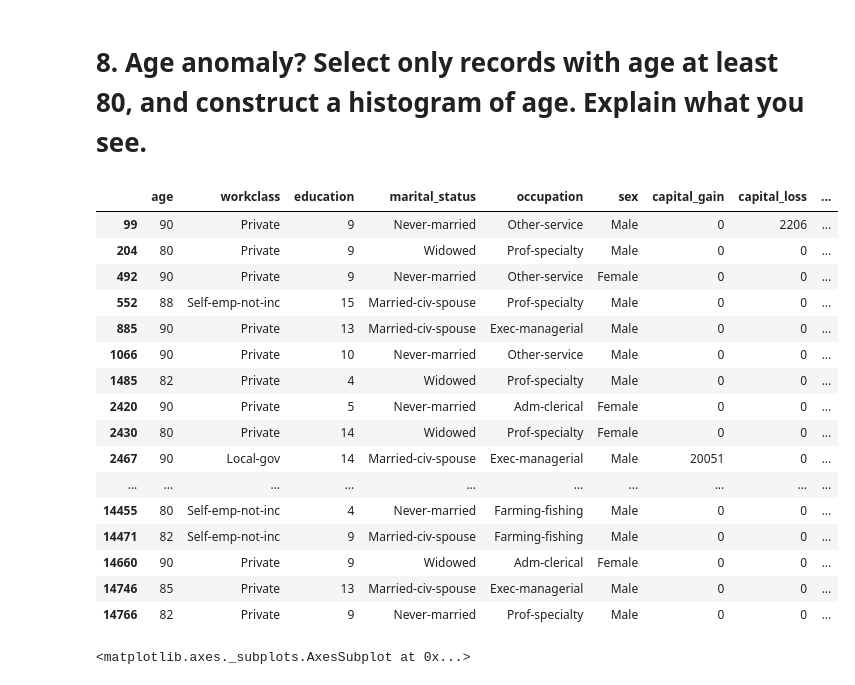
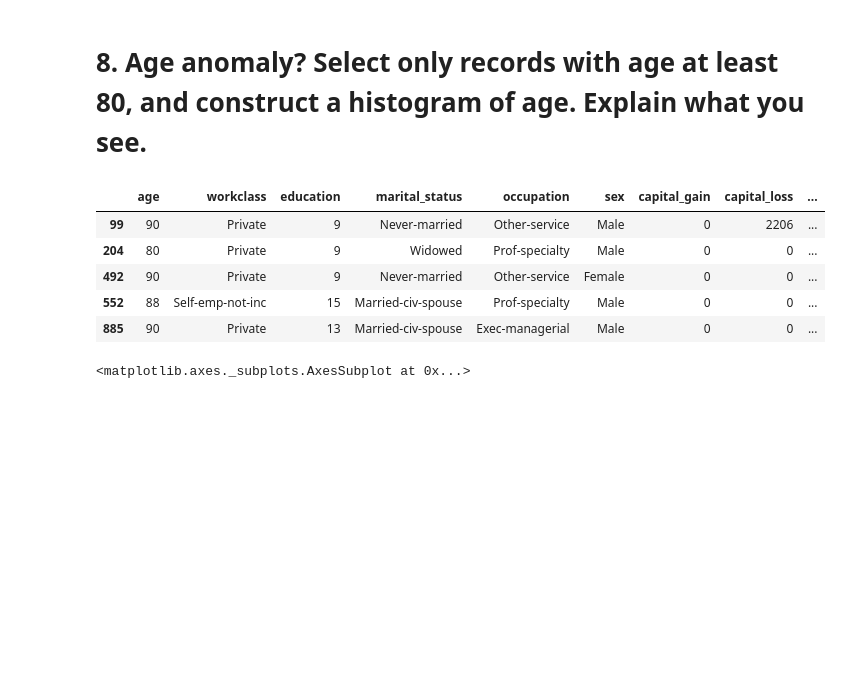
Before and after one commit to sg758253/IDS, a Jupyter notebook: HW4/problem1_python.ipynb, the cells around one changed output. Cells and saved outputs as stored; diff of their text form; code cells hidden in the pictures; blank space fills up the shorter version.

```diff
--- a/HW4/problem1_python.ipynb
+++ b/HW4/problem1_python.ipynb
@@ -190,3 +194,8 @@ plt.title('Density Plot for education Outliers')
 plt.show()
 # %% [output]
 [figure]
+# %%
+mean = df.education.mean()
+std = df.education.std()
+df['education1'] = (df.education-mean)/std
+df
@@ -219,0 +281,5 @@ plt.show()
+# %%
+mean = df.education.mean()
+std = df.education.std()
+df['age1'] = (df.age-mean)/std
+df
@@ -220,26 +326,14 @@ plt.show()
 # %% [markdown]
 # 8. Age anomaly? Select only records with age  at least 80, and construct a histogram of age. Explain what you see.
 # %%
-#creating new dataframe for age>=80 from adult_trainingDF
+#creating new dataframe for age>=80
 df_adultAbove80 = df[df['age']>=80]
-#print new dataframe
-df_adultAbove80
+df_adultAbove80.head()
 # %% [output]
 |  | age | workclass | education | marital_status | occupation | sex | capital_gain | capital_loss | ... |
 | 99 | 90 | Private | 9 | Never-married | Other-service | Male | 0 | 2206 | ... |
 | 204 | 80 | Private | 9 | Widowed | Prof-specialty | Male | 0 | 0 | ... |
 | 492 | 90 | Private | 9 | Never-married | Other-service | Female | 0 | 0 | ... |
 | 552 | 88 | Self-emp-not-inc | 15 | Married-civ-spouse | Prof-specialty | Male | 0 | 0 | ... |
 | 885 | 90 | Private | 13 | Married-civ-spouse | Exec-managerial | Male | 0 | 0 | ... |
-| 1066 | 90 | Private | 10 | Never-married | Other-service | Male | 0 | 0 | ... |
-| 1485 | 82 | Private | 4 | Widowed | Prof-specialty | Male | 0 | 0 | ... |
-| 2420 | 90 | Private | 5 | Never-married | Adm-clerical | Female | 0 | 0 | ... |
-| 2430 | 80 | Private | 14 | Widowed | Prof-specialty | Female | 0 | 0 | ... |
-| 2467 | 90 | Local-gov | 14 | Married-civ-spouse | Exec-managerial | Male | 20051 | 0 | ... |
-| ... | ... | ... | ... | ... | ... | ... | ... | ... | ... |
-| 14455 | 80 | Self-emp-not-inc | 4 | Never-married | Farming-fishing | Male | 0 | 0 | ... |
-| 14471 | 82 | Self-emp-not-inc | 9 | Married-civ-spouse | Farming-fishing | Male | 0 | 0 | ... |
-| 14660 | 90 | Private | 9 | Widowed | Adm-clerical | Female | 0 | 0 | ... |
-| 14746 | 85 | Private | 13 | Married-civ-spouse | Exec-managerial | Male | 0 | 0 | ... |
-| 14766 | 82 | Private | 9 | Never-married | Prof-specialty | Male | 0 | 0 | ... |
 # %%
```
Also changed, not shown: parts of 31 cells of this notebook.
